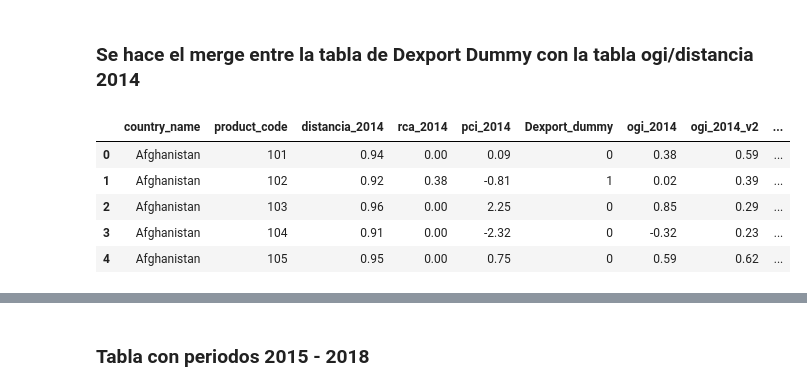
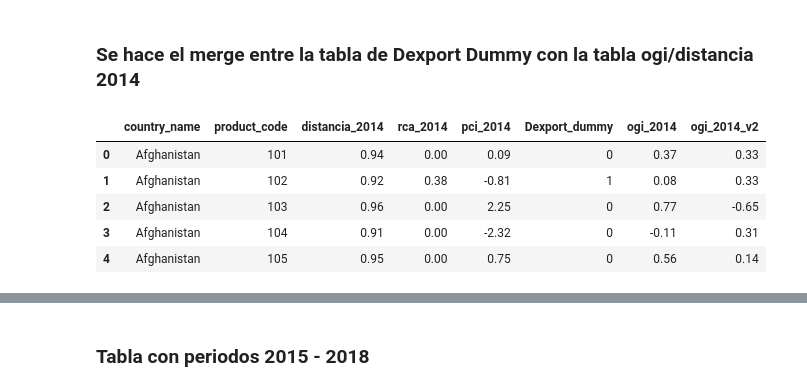
Before and after one commit to descandon88/Ecuador-Growth-data-set, a Jupyter notebook: analisis_mozambique/feasible_products_proposition_3.ipynb, the cells around one changed output, grey strips where cells are left out. Drawn from its saved outputs; the diff is of its cells as text; code cells hidden in the pictures.

```diff
--- a/analisis_mozambique/feasible_products_proposition_3.ipynb
+++ b/analisis_mozambique/feasible_products_proposition_3.ipynb
@@ -242,7 +236,7 @@ def Dexport_rca_mozam(data):
     # df_all['rca_Mozambique_2014'] = df_all.apply(lambda x: (x.rca),axis =1 )
     df_all['rca_2014'] = df_all.apply(lambda x: (x.rca),axis =1 )
 
-    df_all['Dexport_dummy'] = df_all.apply(lambda x: 1 if (x.rca_2014>0.2 and x.rca_2014 <1) else 0 ,axis=1)
+    df_all['Dexport_dummy'] = df_all.apply(lambda x: 1 if (x.rca_2014>0.1 and x.rca_2014 <0.99) else 0 ,axis=1)
 
     df_all.drop(['product_name','density','eci','coi'],axis=1,inplace=True,errors='ignore')
     df_all = df_all.reset_index(drop=True)
@@ -399,7 +393,7 @@ def cal_ogi_2014(data,
   t_df['pci_norm']=t_df.apply( lambda x: (x.pci - pciMean)/pciStd,axis = 1)
 
 
-  t_df['right_Nr']=t_df.apply( lambda x: (x.density_norm)*x.pci_norm,axis = 1)
+  t_df['right_Nr']=t_df.apply( lambda x: (x.density_norm)*x.pci,axis = 1)
 
 
 
@@ -414,18 +408,20 @@ def cal_ogi_2014(data,
 
   t_df['right_norm']=t_df.apply( lambda x: (x.right-mean)/std,axis = 1)
 
-  t_df['ogi_2014'] = t_df.apply(lambda x: x.cog + x.right, axis=1)
+  # t_df['ogi_2014'] = t_df.apply(lambda x: x.cog + x.right, axis=1)
+
+  t_df['ogi_2014'] = t_df.apply(lambda x: x.cog, axis=1)
 
   t_df['ogi_2014_v2'] = t_df.apply(lambda x: x.cog + x.right_Nr, axis=1)
 
-  meanOgi1 =  t_df['ogi_2014'].mean()
-  meanOgi2 =  t_df['ogi_2014_v2'].mean()
+  # meanOgi1 =  t_df['ogi_2014'].mean()
+  # meanOgi2 =  t_df['ogi_2014_v2'].mean()
 
-  stdOgi1 =  t_df['ogi_2014'].std()
-  stdOgi2 =  t_df['ogi_2014_v2'].std()
+  # stdOgi1 =  t_df['ogi_2014'].std()
+  # stdOgi2 =  t_df['ogi_2014_v2'].std()
 
-  t_df['ogi_2014_norm'] = t_df.apply(lambda x: (x.ogi_2014 -meanOgi1)/stdOgi1, axis=1)
-  t_df['ogi_2014_norm_v2'] = t_df.apply(lambda x: (x.ogi_2014_v2 -meanOgi2)/stdOgi2, axis=1)
+  # t_df['ogi_2014_norm'] = t_df.apply(lambda x: (x.ogi_2014 -meanOgi1)/stdOgi1, axis=1)
+  # t_df['ogi_2014_norm_v2'] = t_df.apply(lambda x: (x.ogi_2014_v2 -meanOgi2)/stdOgi2, axis=1)
 
   # t_df['ogi2'] = t_df.apply(lambda x: x.cog_norm + x.right_norm, axis=1)
   # meanOgi =  t_df['ogi2'].mean()
@@ -470,15 +466,15 @@ t_ogi2014.describe()
 # %%
 # t_dexport_rca = pd.merge(t_Distance2014, t_rca_2014[['country_name','product_code','Dexport_dummy']], how="inner", on=['country_name','product_code']).copy()
 t_dexport_ogi_rca = pd.merge(t_ogi2014, t_rca_2014[['country_name','product_code','Dexport_dummy']], how="inner", on=['country_name','product_code']).copy()
 
-t_dexport_ogi_rca=t_dexport_ogi_rca[['country_name','product_code','distancia_2014','rca_2014','pci_2014','Dexport_dummy','ogi_2014','ogi_2014_v2','ogi_2014_norm','ogi_2014_norm_v2']].sort_values(by=['country_name','product_code']).copy()
+t_dexport_ogi_rca=t_dexport_ogi_rca[['country_name','product_code','distancia_2014','rca_2014','pci_2014','Dexport_dummy','ogi_2014','ogi_2014_v2']].sort_values(by=['country_name','product_code']).copy()
 t_dexport_ogi_rca = t_dexport_ogi_rca.reset_index(drop=True).copy()
 t_dexport_ogi_rca.head(n=5)
 t_dexport_ogi_rca.sample(n=5)
 # %% [output]
-|  | country_name | product_code | distancia_2014 | rca_2014 | pci_2014 | Dexport_dummy | ogi_2014 | ogi_2014_v2 | ... |
-| 0 | Afghanistan | 101 | 0.94 | 0.00 | 0.09 | 0 | 0.38 | 0.59 | ... |
-| 1 | Afghanistan | 102 | 0.92 | 0.38 | -0.81 | 1 | 0.02 | 0.39 | ... |
-| 2 | Afghanistan | 103 | 0.96 | 0.00 | 2.25 | 0 | 0.85 | 0.29 | ... |
-| 3 | Afghanistan | 104 | 0.91 | 0.00 | -2.32 | 0 | -0.32 | 0.23 | ... |
-| 4 | Afghanistan | 105 | 0.95 | 0.00 | 0.75 | 0 | 0.59 | 0.62 | ... |
+|  | country_name | product_code | distancia_2014 | rca_2014 | pci_2014 | Dexport_dummy | ogi_2014 | ogi_2014_v2 |
+| 0 | Afghanistan | 101 | 0.94 | 0.00 | 0.09 | 0 | 0.37 | 0.33 |
+| 1 | Afghanistan | 102 | 0.92 | 0.38 | -0.81 | 1 | 0.08 | 0.33 |
+| 2 | Afghanistan | 103 | 0.96 | 0.00 | 2.25 | 0 | 0.77 | -0.65 |
+| 3 | Afghanistan | 104 | 0.91 | 0.00 | -2.32 | 0 | -0.11 | 0.31 |
+| 4 | Afghanistan | 105 | 0.95 | 0.00 | 0.75 | 0 | 0.56 | 0.14 |
```
Also changed, not shown: parts of 41 cells of this notebook.
